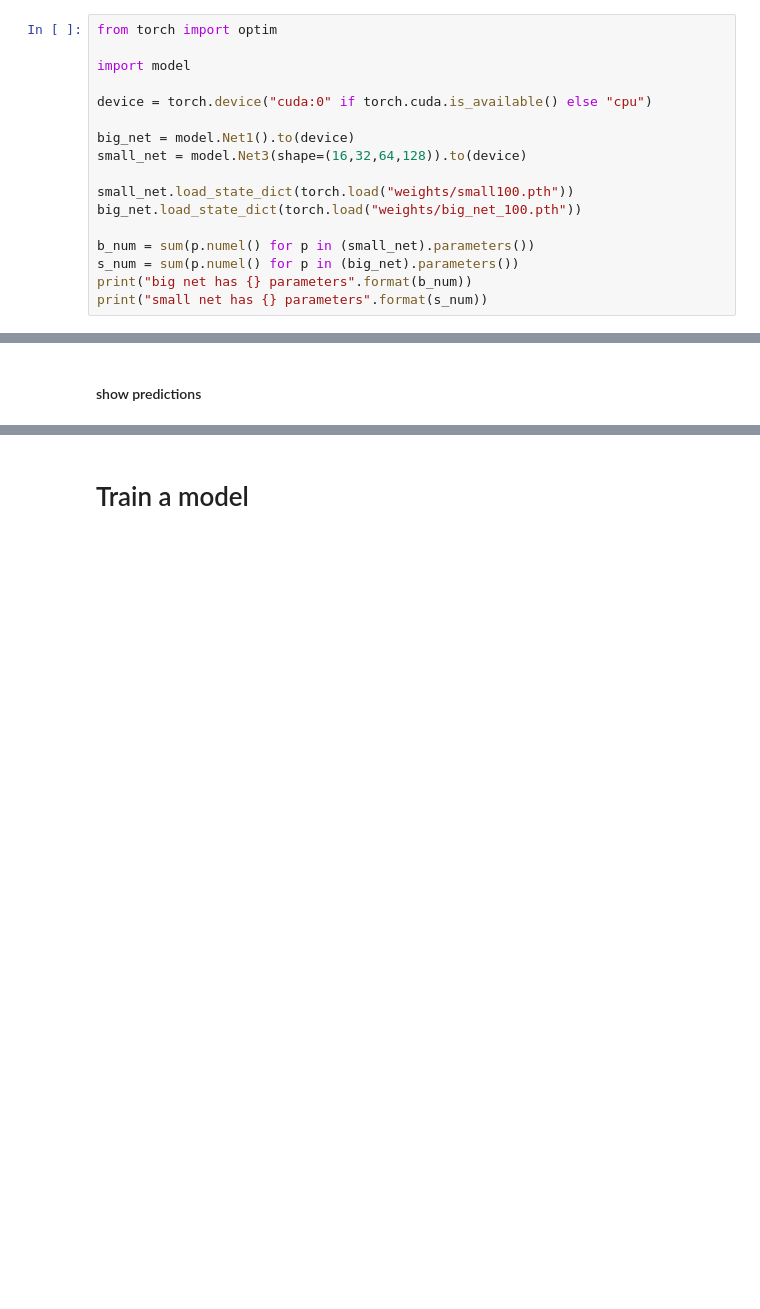
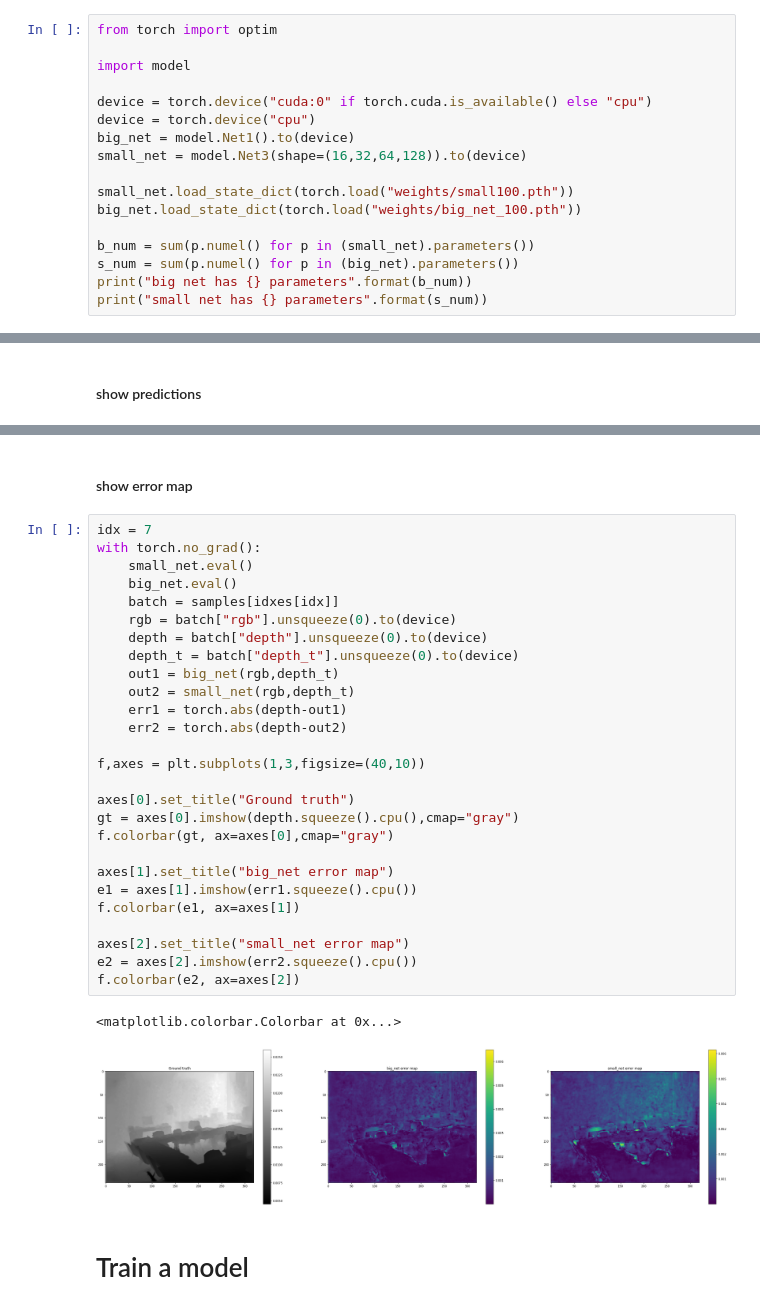
Before and after one commit to fabioscap/vp_project, a Jupyter notebook: test.ipynb, the cells around one changed output, grey strips where cells are left out. Cells and saved outputs as stored; diff of their text form; blank space fills up the shorter version.

```diff
--- a/test.ipynb
+++ b/test.ipynb
@@ -38,7 +38,7 @@ from torch import optim
 import model
 
 device = torch.device("cuda:0" if torch.cuda.is_available() else "cpu")
-
+device = torch.device("cpu")
 big_net = model.Net1().to(device)
 small_net = model.Net3(shape=(16,32,64,128)).to(device)
 
@@ -83,3 +87,35 @@ with torch.no_grad():
+# %% [markdown]
+#### show error map
+# %%
+idx = 7
+with torch.no_grad():
+    small_net.eval()
+    big_net.eval()
+    batch = samples[idxes[idx]]
+    rgb = batch["rgb"].unsqueeze(0).to(device)
+    depth = batch["depth"].unsqueeze(0).to(device)
+    depth_t = batch["depth_t"].unsqueeze(0).to(device)
+    out1 = big_net(rgb,depth_t)
+    out2 = small_net(rgb,depth_t)
+    err1 = torch.abs(depth-out1)
+    err2 = torch.abs(depth-out2)
+
+f,axes = plt.subplots(1,3,figsize=(40,10))
+
+axes[0].set_title("Ground truth")
+gt = axes[0].imshow(depth.squeeze().cpu(),cmap="gray")
+f.colorbar(gt, ax=axes[0],cmap="gray")
+
+axes[1].set_title("big_net error map")
+e1 = axes[1].imshow(err1.squeeze().cpu())
+f.colorbar(e1, ax=axes[1])
+
+axes[2].set_title("small_net error map")
+e2 = axes[2].imshow(err2.squeeze().cpu())
+f.colorbar(e2, ax=axes[2])
+# %% [output]
+<matplotlib.colorbar.Colorbar at 0x...>
+[figure, added]
 # %% [markdown]
 # Train a model
 # %% [markdown]
```
Also changed, not shown: parts of 4 cells of this notebook, 1 other file.
